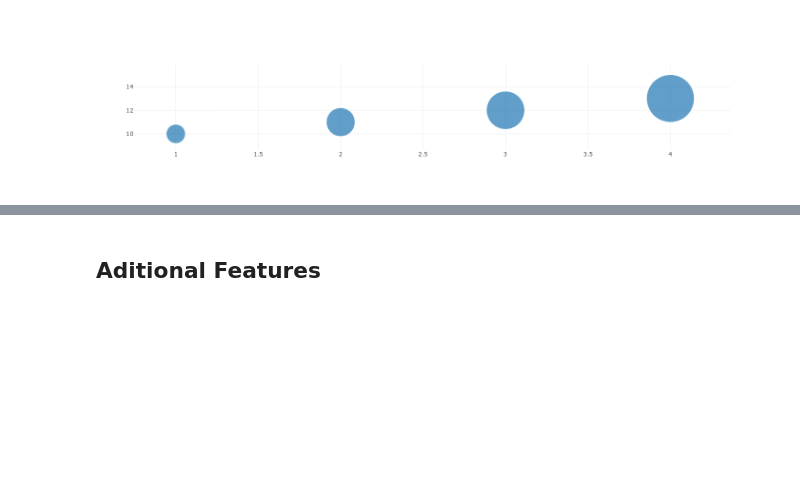
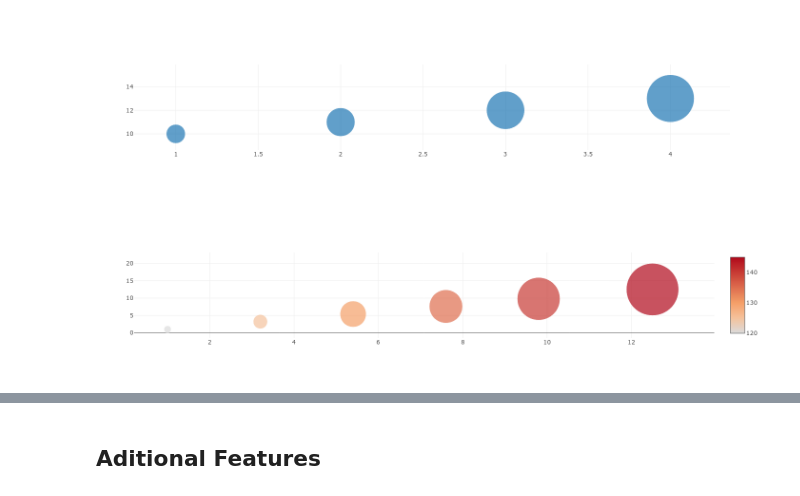
Before and after one commit to lobato767/facens-dataviz, a Jupyter notebook: lectures/Lecture3/Demo3.Plotly.ipynb, the cells around one changed output, grey strips where cells are left out. Drawn from its saved outputs; the diff is of its cells as text; code cells hidden in the pictures; blank space fills up the shorter version.

```diff
--- a/lectures/Lecture3/Demo3.Plotly.ipynb
+++ b/lectures/Lecture3/Demo3.Plotly.ipynb
@@ -190,3 +201,20 @@ data = [trace0]
 py.iplot(data)
 # %% [output]
 [figure]
+# %%
+data = [
+    {
+        'x': [1, 3.2, 5.4, 7.6, 9.8, 12.5],
+        'y': [1, 3.2, 5.4, 7.6, 9.8, 12.5],
+        'mode': 'markers',
+        'marker': {
+            'color': [120, 125, 130, 135, 140, 145],
+            'size': [15, 30, 55, 70, 90, 110],
+            'showscale': True
+        }
+    }
+]
+
+py.iplot(data)
+# %% [output]
+[figure, added]
```
Also changed, not shown: parts of 16 cells of this notebook.
